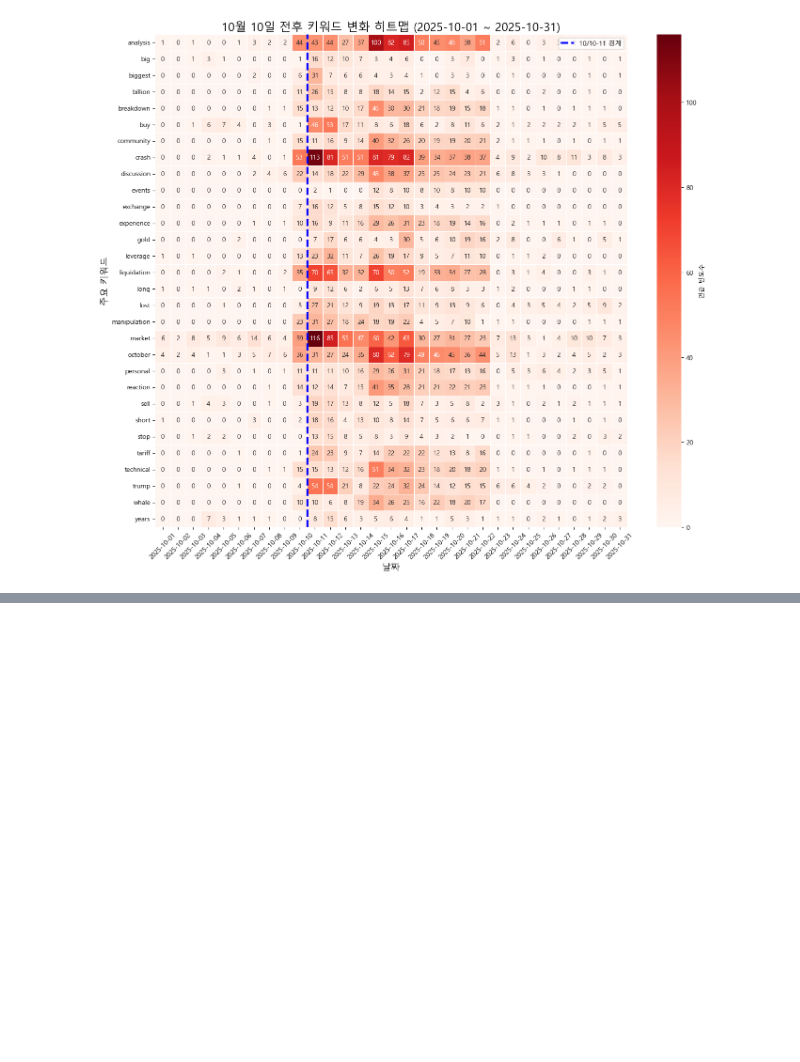
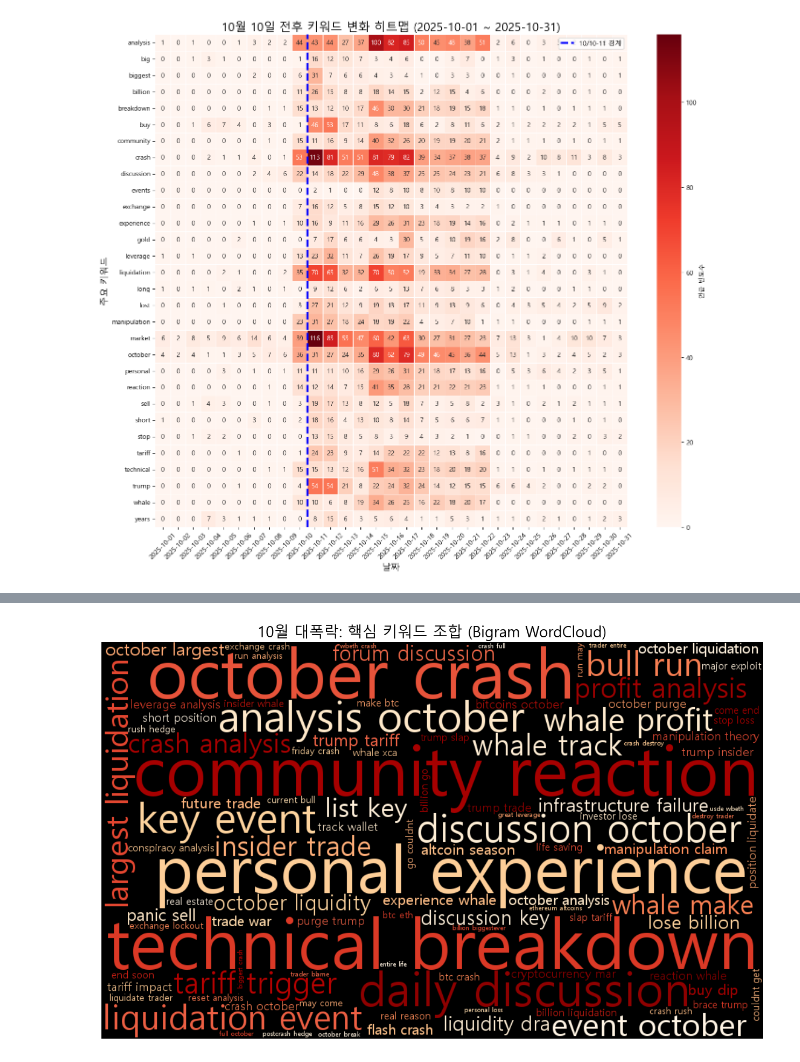
Before and after one commit to GoldenHourWaves/ai_team_6, a Jupyter notebook: data/Community_data/SNS_analysis_total.ipynb, the cells around one changed output, grey strips where cells are left out. Saved outputs shown, nothing was run; the diff lists cells and outputs as text; code cells hidden in the pictures; blank space fills up the shorter version.

Commit message:
more graphs-hjw

```diff
--- a/data/Community_data/SNS_analysis_total.ipynb
+++ b/data/Community_data/SNS_analysis_total.ipynb
@@ -320,3 +320,98 @@ plt.show()
 히트맵 생성 중...
 저장 완료: SNS_analysis_total\keyword_heatmap_contrast.png
 [figure]
+# %%
+import matplotlib.pyplot as plt
+from wordcloud import WordCloud
+import nltk
+from nltk.corpus import stopwords
+from nltk.stem import WordNetLemmatizer
+from sklearn.feature_extraction.text import CountVectorizer
+import re
+
+# 1. NLTK 리소스 다운로드 (최초 1회 필요)
+nltk.download('wordnet')
+nltk.download('stopwords')
+nltk.download('omw-1.4')
+
+# ==========================================
+# 1. 강력한 전처리 함수 (Advanced Preprocessing)
+# ==========================================
+lemmatizer = WordNetLemmatizer()
+
+# 불용어(Stopwords) 대폭 강화
+stop_words = set(stopwords.words('english'))
+# 분석에 방해되는 SNS/유튜브 상투적 용어 추가 제거
+junk_words = {
+    'video', 'youtube', 'subscribe', 'channel', 'link', 'click', 'bio', 'comment',
+    'like', 'share', 'follow', 'guys', 'hello', 'hey', 'update', 'today', 'watching',
+    'know', 'think', 'people', 'time', 'thing', 'dont', 'going', 'want', 'make',
+    'year', 'market', 'price', 'bitcoin', 'crypto' # 너무 뻔한 주제어는 제외하고 싶다면 추가
+}
+stop_words.update(junk_words)
+
+def advanced_clean_text(text):
+    if not isinstance(text, str): return ""
+
+    # 1. 소문자 변환 & URL/특수문자/숫자 제거
+    text = text.lower()
+    text = re.sub(r'http\S+|www\S+|https\S+', '', text, flags=re.MULTILINE)
+    text = re.sub(r'[^\w\s]', '', text)
+    text = re.sub(r'\d+', '', text)
+
+    # 2. 단어 토큰화 (띄어쓰기 기준)
+    words = text.split()
+
+    # 3. 핵심: Lemmatization (뿌리 단어 찾기) & 불용어/짧은 단어 제거
+    # 예: "crashed" -> "crash", "losses" -> "loss"
+    meaningful_words = [
+        lemmatizer.lemmatize(word, pos='v') # 동사 기준 원형 복원 (running -> run)
+        for word in words
+        if word not in stop_words and len(word) > 2 # 2글자 이하 제거
+    ]
+
+    # 명사 기준 한번 더 (batteries -> battery)
+    final_words = [lemmatizer.lemmatize(word, pos='n') for word in meaningful_words]
+
+    return ' '.join(final_words)
+
+# 데이터프레임에 적용
+print("전처리 업그레이드 중... (Lemmatization 적용)")
+df_focus['advanced_content'] = df_focus['content'].apply(advanced_clean_text)
+
+
+# ==========================================
+# 2. Bigram 워드클라우드 (단어 2개 조합)
+# ==========================================
+# 그냥 단어 하나보다 "Panic Sell", "Margin Call" 처럼 붙어있어야 맥락이 보입니다.
+
+def plot_bigram_wordcloud(text_data, title):
+    # Bigram(2단어) 빈도 계산
+    vec = CountVectorizer(ngram_range=(2, 2), max_features=100) # 상위 100개 조합만
+    X = vec.fit_transform(text_data)
+
+    # 빈도 사전 만들기 {'panic sell': 50, 'market crash': 40 ...}
+    counts = X.toarray().sum(axis=0)
+    vocab = vec.vocabulary_
+    freq_dict = {word: counts[idx] for word, idx in vocab.items()}
+
+    # 워드클라우드 생성
+    wc = WordCloud(
+        width=1000, height=600,
+        background_color='black', # 검은 배경이 더 임팩트 있음
+        colormap='OrRd',          # 불타는 듯한 색상 (공포/폭락 느낌)
+        font_path='C:/Windows/Fonts/malgun.ttf' if platform.system() == 'Windows' else None
+    ).generate_from_frequencies(freq_dict)
+
+    # 시각화
+    plt.figure(figsize=(15, 8))
+    plt.imshow(wc, interpolation='bilinear')
+    plt.axis('off')
+    plt.title(title, fontsize=20, color='black')
+    plt.tight_layout()
+    plt.show()
+
+# 실행
+print("Bigram 워드클라우드 생성 중...")
+plot_bigram_wordcloud(df_focus['advanced_content'], "10월 대폭락: 핵심 키워드 조합 (Bigram WordCloud)")
+# %% [output]
@@ -322,0 +429 @@ plt.show()
+[figure, added]
```
Also changed, not shown: parts of 6 cells of this notebook, 11 other files.
